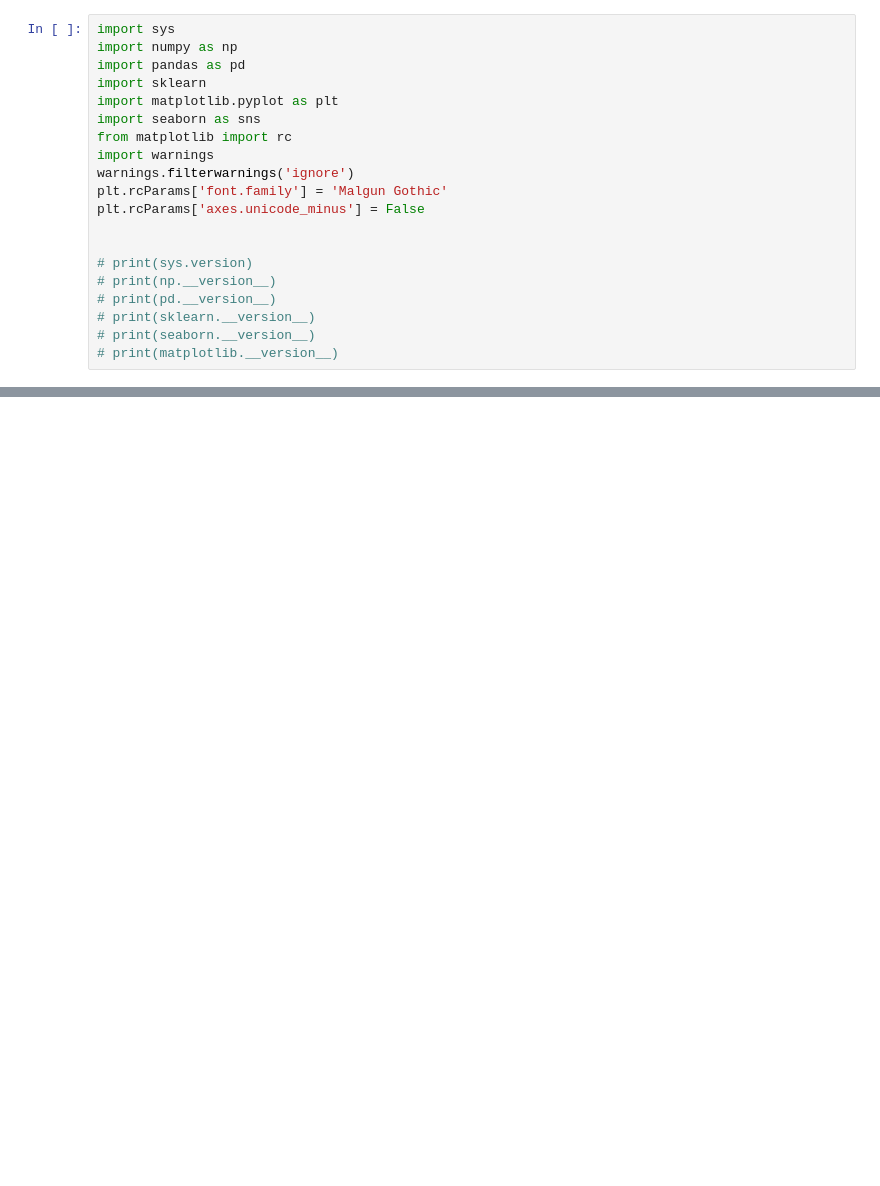
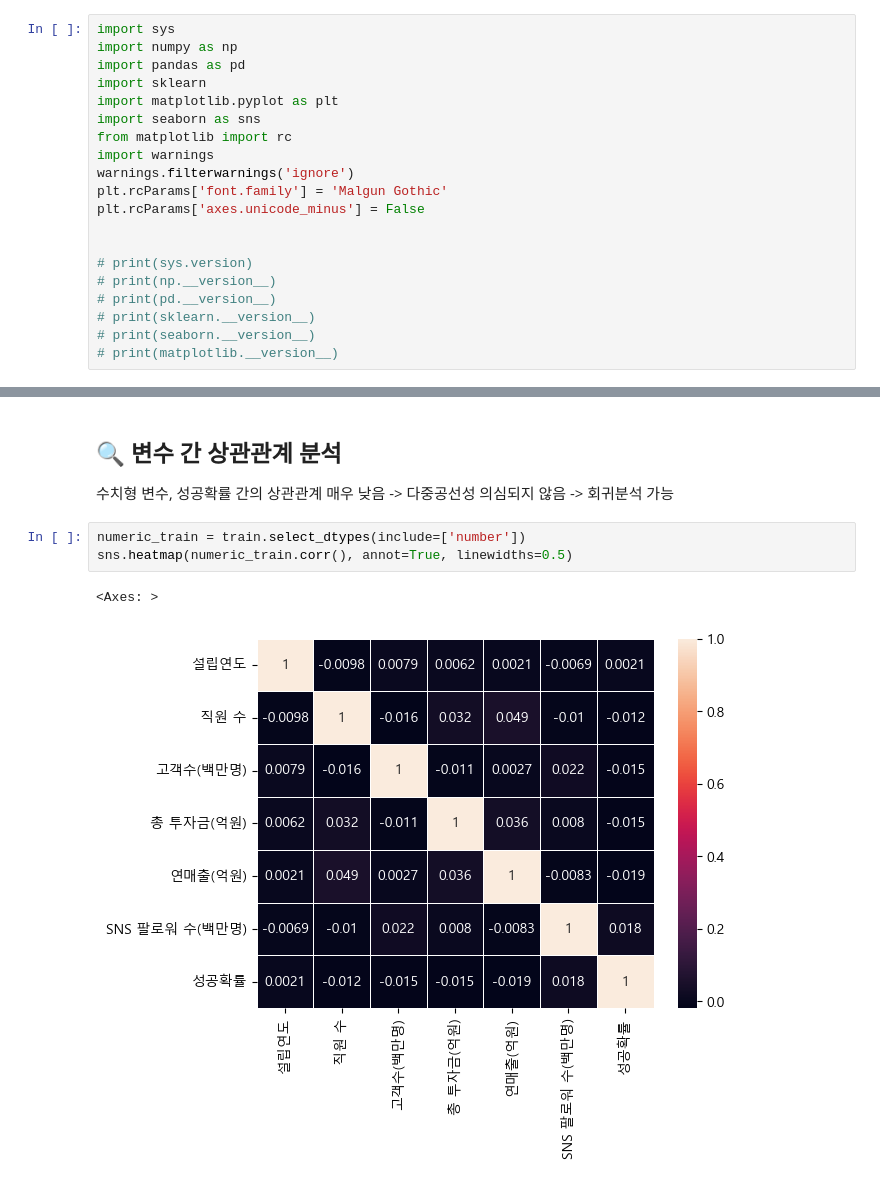
Before and after one commit to azultasul/predicting-enterprise-success-probability, a Jupyter notebook: model/01_EDA.ipynb, the cells around one changed output, grey strips where cells are left out. Drawn from its saved outputs; the diff is of its cells as text; blank space fills up the shorter version.

```diff
--- a/model/01_EDA.ipynb
+++ b/model/01_EDA.ipynb
@@ -72,0 +121,9 @@ def get_hist_box_plot(name):
+# %% [markdown]
+## 🔍 변수 간 상관관계 분석
+수치형 변수, 성공확률 간의 상관관계 매우 낮음 -> 다중공선성 의심되지 않음 -> 회귀분석 가능
+# %%
+numeric_train = train.select_dtypes(include=['number'])
+sns.heatmap(numeric_train.corr(), annot=True, linewidths=0.5)
+# %% [output]
+<Axes: >
+[figure, added]
```
Also changed, not shown: parts of 7 cells of this notebook.
